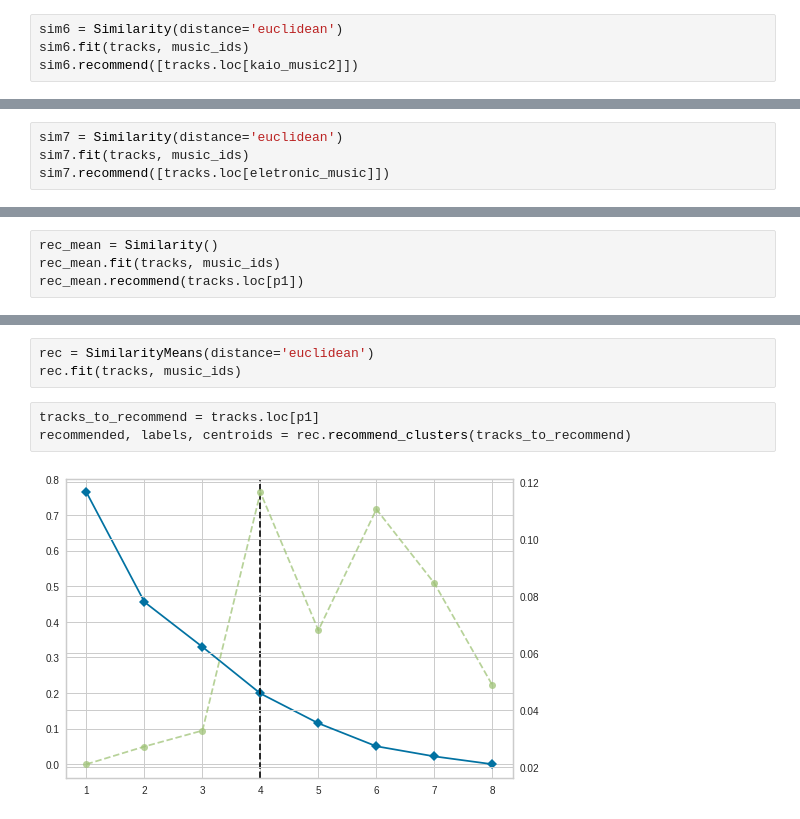
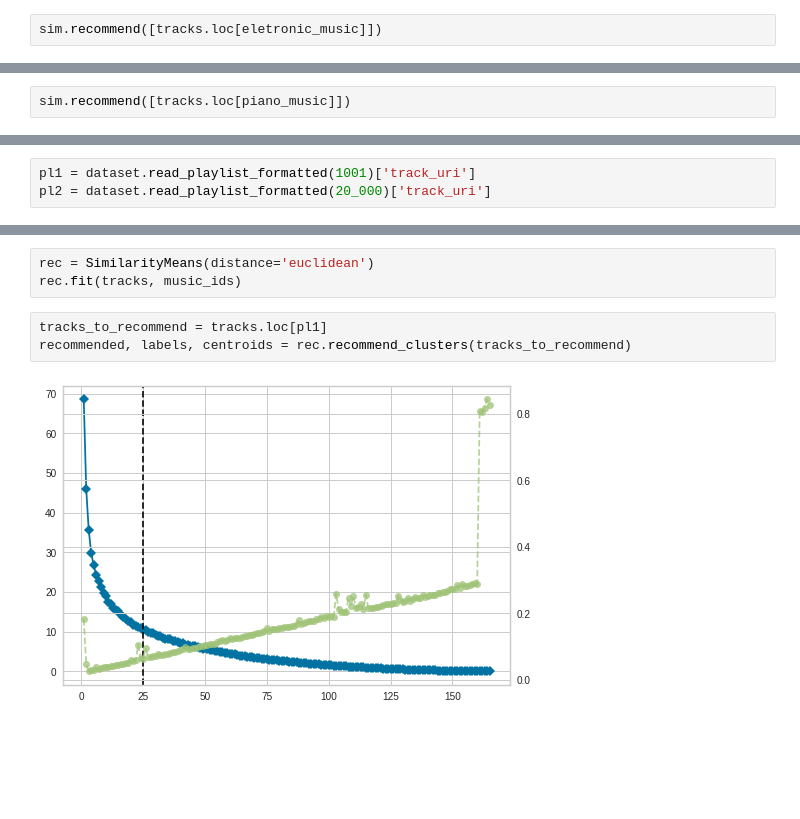
Before and after one commit to PauloFRC/SpotifyRecommender, a Jupyter notebook: models/Content Based Recommender System.ipynb, the cells around one changed output, grey strips where cells are left out. Drawn from its saved outputs; the diff is of its cells as text; blank space fills up the shorter version.

```diff
--- a/models/Content Based Recommender System.ipynb
+++ b/models/Content Based Recommender System.ipynb
@@ -208,7 +251,5 @@ sim5.recommend([tracks.loc[kaio_music]])
 # %%
-sim6 = Similarity(distance='euclidean')
-sim6.fit(tracks, music_ids)
-sim6.recommend([tracks.loc[kaio_music2]])
+sim.recommend([tracks.loc[eletronic_music]])
 # %% [output]
 |  | Distâncias | name | artists | acousticness | danceability | energy | instrumentalness | liveness | ... |
 | id |  |  |  |  |  |  |  |  | ... |
@@ -221,7 +264,5 @@ sim6.recommend([tracks.loc[kaio_music2]])
 # %%
-sim7 = Similarity(distance='euclidean')
-sim7.fit(tracks, music_ids)
-sim7.recommend([tracks.loc[eletronic_music]])
+sim.recommend([tracks.loc[piano_music]])
 # %% [output]
 |  | Distâncias | name | artists | acousticness | danceability | energy | instrumentalness | liveness | ... |
 | id |  |  |  |  |  |  |  |  | ... |
@@ -233,0 +277,3 @@ sim7.recommend([tracks.loc[eletronic_music]])
+# %%
+pl1 = dataset.read_playlist_formatted(1001)['track_uri']
+pl2 = dataset.read_playlist_formatted(20_000)['track_uri']
@@ -285,4 +348,0 @@ p1 = ['spotify:track:3NdDpSvN911VPGivFlV5d0',
-# %%
-rec_mean = Similarity()
-rec_mean.fit(tracks, music_ids)
-rec_mean.recommend(tracks.loc[p1])
@@ -350,10 +404,10 @@ class SimilarityMeans:
 rec = SimilarityMeans(distance='euclidean')
 rec.fit(tracks, music_ids)
 # %%
-tracks_to_recommend = tracks.loc[p1]
+tracks_to_recommend = tracks.loc[pl1]
 recommended, labels, centroids = rec.recommend_clusters(tracks_to_recommend)
 # %% [output]
-[figure, old version]
+[figure, new version]
 # %%
 for i,r in enumerate(recommended):
     print(f'Músicas pertecentes ao cluster {i+1}:')
```
Also changed, not shown: parts of 36 cells of this notebook.
